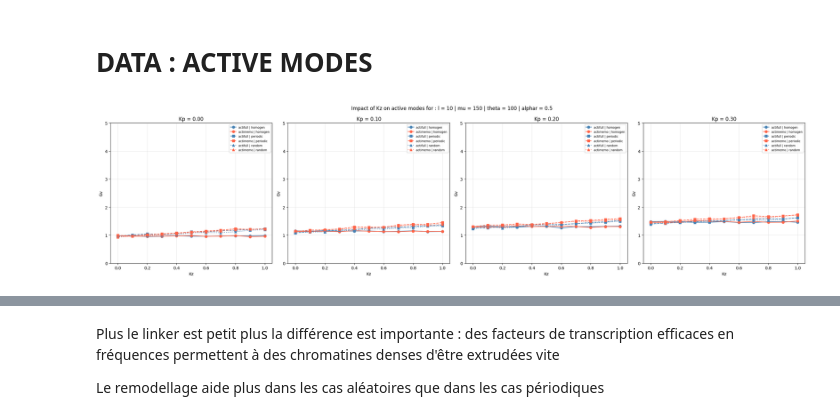
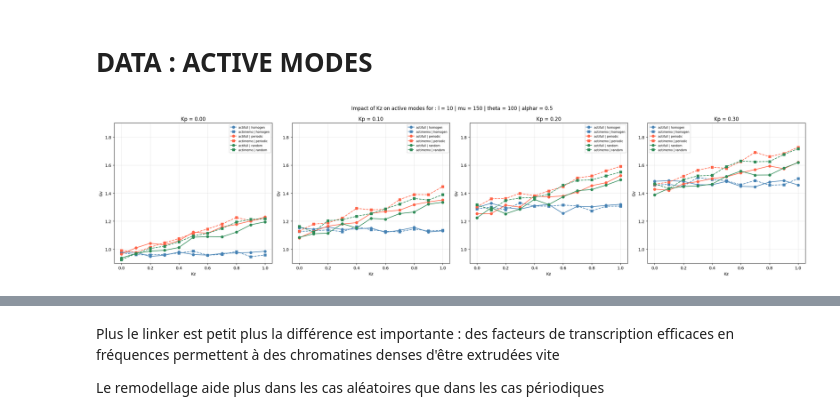
Before and after one commit to npelletbossot/Workspace, a Jupyter notebook: notebooks/work/fact.ipynb, the cells around one changed output, grey strips where cells are left out. Saved outputs shown, nothing was run; the diff lists cells and outputs as text; code cells hidden in the pictures.

```diff
--- a/notebooks/work/fact.ipynb
+++ b/notebooks/work/fact.ipynb
@@ -237,7 +237,7 @@ df_all = df_all_fact.clone()
 print(df_all)
 
 # Reference Keys
-group_keys = ["mu", "theta", "s", "l", "bpmin"]
+group_keys = ["mu", "theta", "s", "l", "bpmin", "scenario"]
 
 # Calculating R
 df_all = df_all.with_columns(
@@ -247,7 +247,7 @@ df_all = df_all.with_columns(
 # Références of R0 (Kp == 0) per group
 df_ref = (
     df_all
-    .filter(pl.col("Kp") == 0)
+    .filter(pl.col("R") == 0)
     .group_by(group_keys)
     .agg(
         pl.col("v_mean").mean().alias("v_mean_R0"),
@@ -261,12 +261,10 @@ df_all = (
     .join(df_ref, on=group_keys, how="left")
     .with_columns(
         (pl.col("v_mean") / pl.col("v_mean_R0")).alias("Gv"),
-        (pl.col("wf")     / pl.col("wf_R0")).alias("Gw"),
+        (pl.col("wf")     / pl.col("wf_R0"    )).alias("Gw"),
     )
-    .drop(["v_mean_R0", "wf_R0"])   # colonnes intermédiaires, à garder si utile
+    .drop(["v_mean_R0", "wf_R0"])
 )
-
-# Print
 print(df_all)
 # %% [output]
 shape: (143_748, 60)
@@ -748,8 +746,6 @@ for value in ["v_mean", "vc_mean", "vc_med", "wf", "Gv", "Gw"]:
 # %% [markdown]
 # DATA : ACTIVE MODES
 # %%
-import itertools
-
 # ── DataFrame ───────────────────────────────────────────────────────────
 
 # Fixed Values
@@ -772,51 +768,48 @@ df_acti = df_all.clone().filter(
 value = "Gv"
 
 # ── Style maps ───────────────────────────────────────────────────────────
-landscapes  = sorted(df_acti["landscape"].unique().to_list())
-mode_colors = {"actifull": "steelblue", "actimemo": "tomato"}
-land_styles = {land: style for land, style in zip(landscapes, [
-    ("o", "-"), ("s", "--"), ("^", ":")
-])}
+landscapes   = sorted(df_acti["landscape"].unique().to_list())
+land_colors  = {land: color for land, color in zip(landscapes, ["steelblue", "tomato", "seagreen"])}
+mode_styles  = {"actifull": ("o", "-"), "actimemo": ("s", "--")}
 
 # ── Plot ─────────────────────────────────────────────────────────────────
 fig, axes = plt.subplots(nrows=1, ncols=len(Kps), figsize=(24, 6))
 fig.suptitle(
-    "Impact of Kz on active modes for : " \
+    "Impact of Kz on active modes for : "
     f"l = {l} | mu = {mu} | theta = {theta} | alphar = {alphar}"
-
 )
 
 for ax, Kp in zip(axes, Kps):
     ax.set_title(f"Kp = {Kp:.2f}")
     for land in landscapes:
-        marker, linestyle = land_styles[land]
         for mode in acti_modes:
+            marker, linestyle = mode_styles[mode]
             df_plot = (
                 df_acti
                 .filter(
                     (pl.col("Kp").is_close(Kp)) &
                     (pl.col("landscape") == land) &
                     (pl.col("mode") == mode)
                 )
                 .sort("Kz")
             )
             if df_plot.is_empty():
                 print(f"[WARN] No data for Kp={Kp}, land={land}, mode={mode}")
                 continue
             x = df_plot["Kz"].to_numpy()
             y = df_plot[value].to_numpy()
             ax.plot(x, y,
-                    color=mode_colors[mode],
+                    color=land_colors[land],
                     marker=marker,
                     linestyle=linestyle,
                     label=f"{mode} | {land}")
     ax.set_xlabel("Kz")
     ax.set_ylabel(value)
-    ax.set_ylim([0.00, 5.00])
+    ax.set_ylim([0.90, 1.90])
     ax.grid(True, alpha=0.30)
     ax.legend(fontsize=7)
 
 plt.tight_layout()
 plt.show()
 # %% [output]
-[figure, old version]
+[figure, new version]
```
Also changed, not shown: parts of 5 cells of this notebook.
